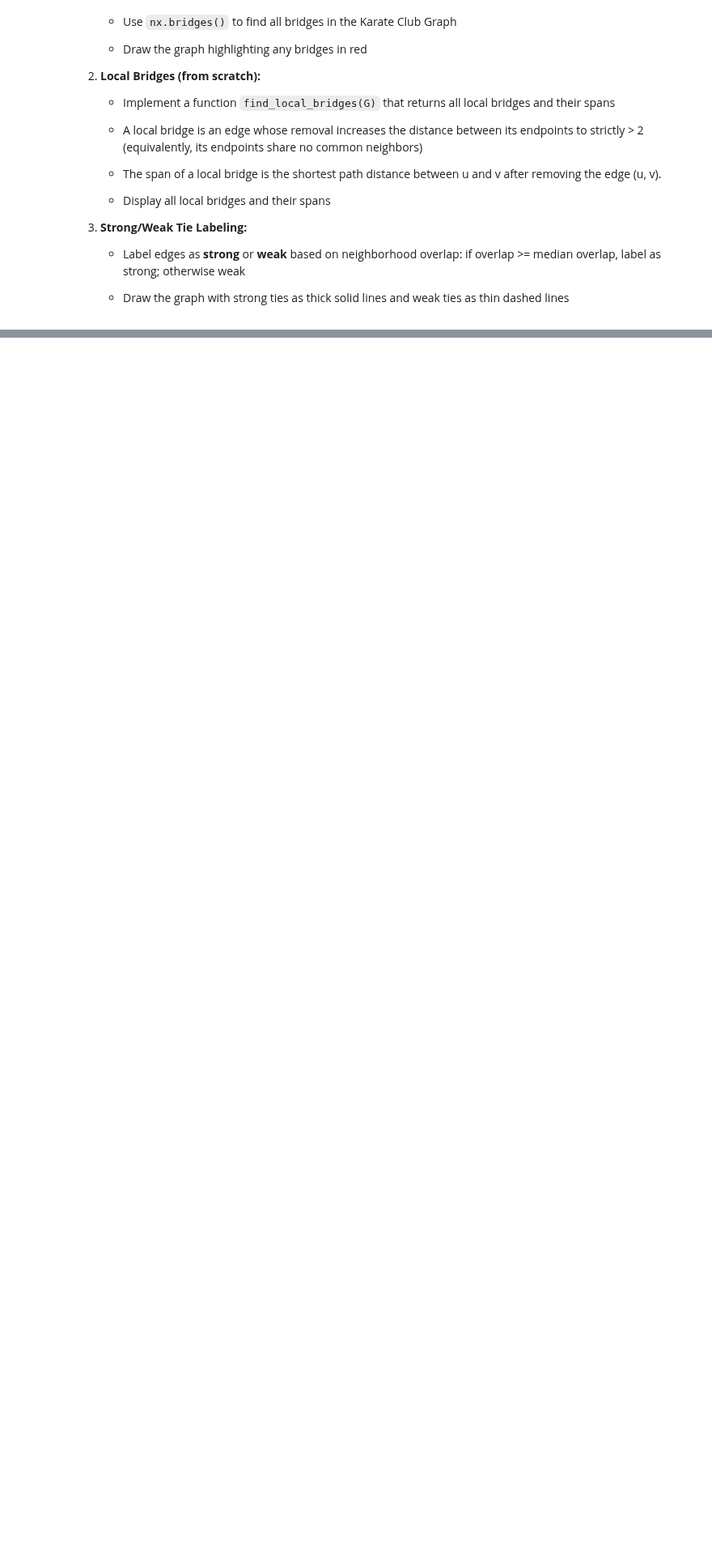
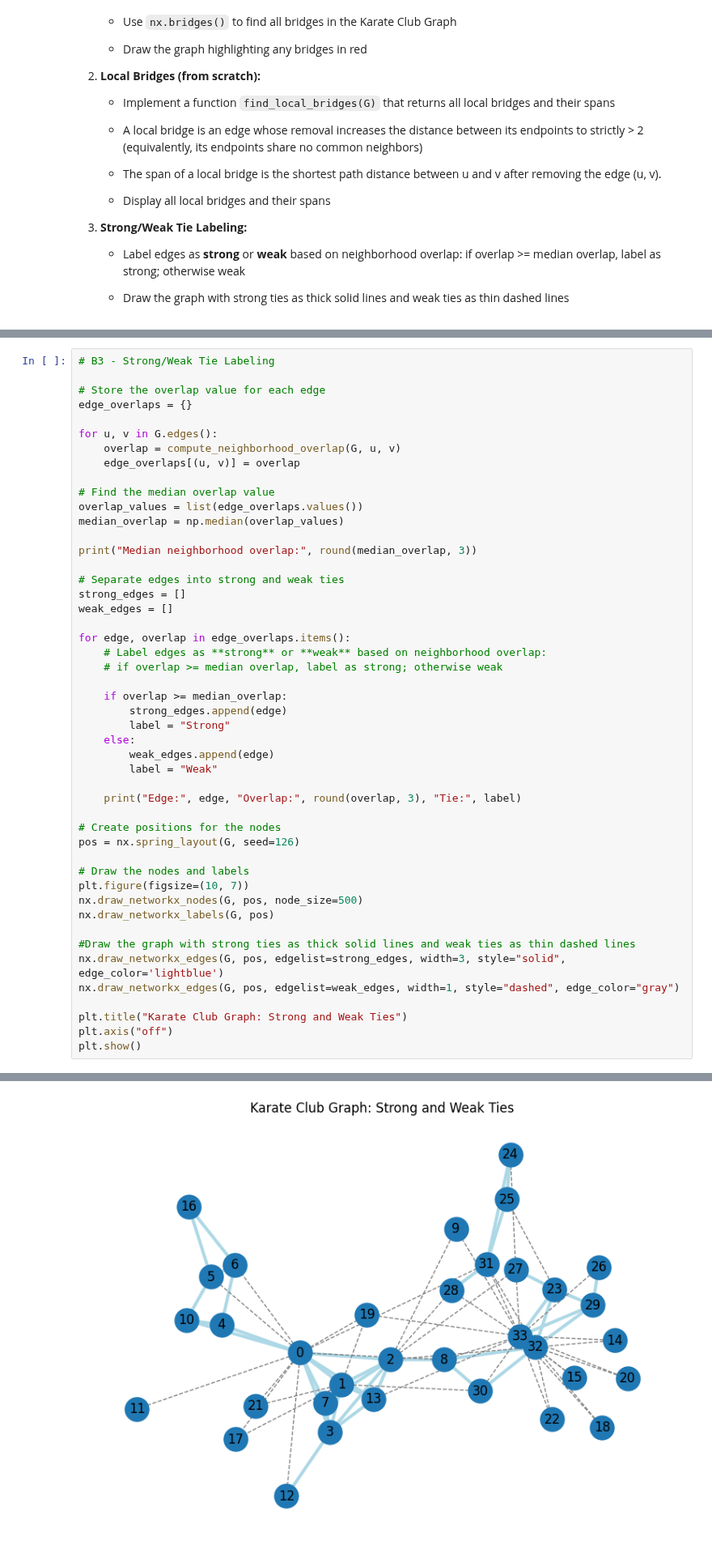
Before and after one commit to Guederas/CECS-427---Group-Project, a Jupyter notebook: Assignment2_427_Group2.ipynb, the cells around one changed output, grey strips where cells are left out. Shown at 81% size. Saved outputs shown, nothing was run; the diff lists cells and outputs as text; blank space fills up the shorter version.

```diff
--- a/Assignment2_427_Group2.ipynb
+++ b/Assignment2_427_Group2.ipynb
@@ -236,0 +279,49 @@ plt.show()
+# %%
+# B3 - Strong/Weak Tie Labeling
+
+# Store the overlap value for each edge
+edge_overlaps = {}
+
+for u, v in G.edges():
+    overlap = compute_neighborhood_overlap(G, u, v)
+    edge_overlaps[(u, v)] = overlap
+
+# Find the median overlap value
+overlap_values = list(edge_overlaps.values())
+median_overlap = np.median(overlap_values)
+
+print("Median neighborhood overlap:", round(median_overlap, 3))
+
+# Separate edges into strong and weak ties
+strong_edges = []
+weak_edges = []
+
+for edge, overlap in edge_overlaps.items():
+    # Label edges as **strong** or **weak** based on neighborhood overlap:
+    # if overlap >= median overlap, label as strong; otherwise weak
+
+    if overlap >= median_overlap:
+        strong_edges.append(edge)
+        label = "Strong"
+    else:
+        weak_edges.append(edge)
+        label = "Weak"
+
+    print("Edge:", edge, "Overlap:", round(overlap, 3), "Tie:", label)
+
+# Create positions for the nodes
+pos = nx.spring_layout(G, seed=126)
+
+# Draw the nodes and labels
+plt.figure(figsize=(10, 7))
+nx.draw_networkx_nodes(G, pos, node_size=500)
+nx.draw_networkx_labels(G, pos)
+
+#Draw the graph with strong ties as thick solid lines and weak ties as thin dashed lines
+nx.draw_networkx_edges(G, pos, edgelist=strong_edges, width=3, style="solid", edge_color='lightblue')
+nx.draw_networkx_edges(G, pos, edgelist=weak_edges, width=1, style="dashed", edge_color="gray")
+
+plt.title("Karate Club Graph: Strong and Weak Ties")
+plt.axis("off")
+plt.show()
+# %% [output]
@@ -237,3 +345,4 @@ plt.show()
+[figure, added]
 # %% [markdown]
 ---
 
```
Also changed, not shown: parts of 4 cells of this notebook.
